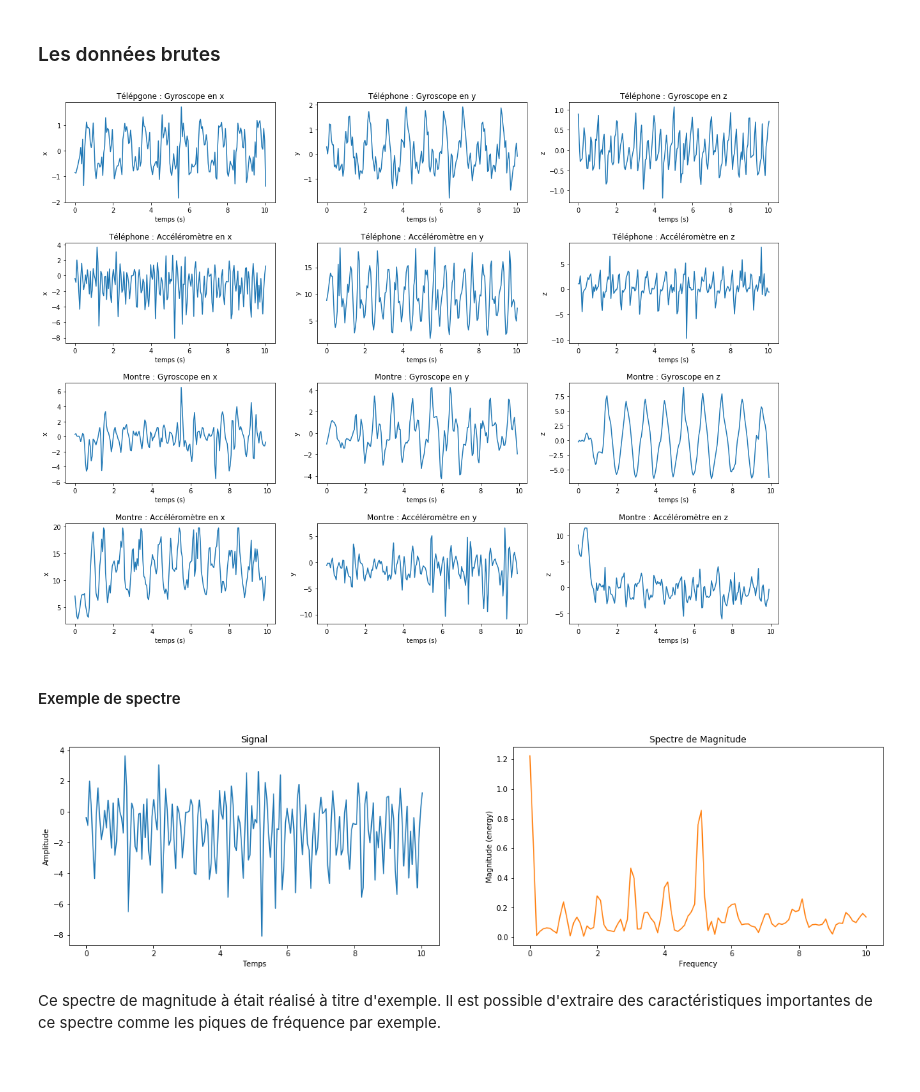
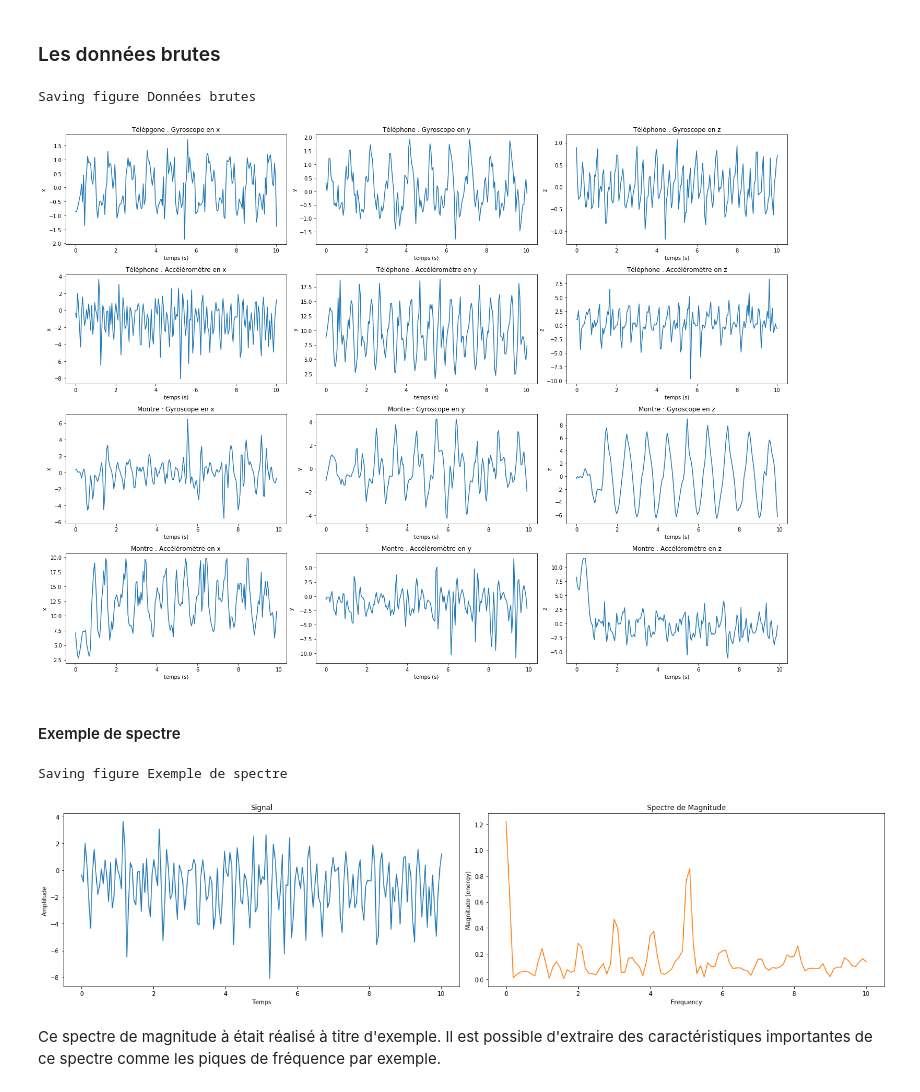
Before and after one commit to BaptisteSaintArnoult/human-activity-recognition, a Jupyter notebook: personal_model_Baptiste.ipynb, the cells around one changed output. Cells and saved outputs as stored; diff of their text form; code cells hidden in the pictures.

```diff
--- a/personal_model_Baptiste.ipynb
+++ b/personal_model_Baptiste.ipynb
@@ -34,7 +34,7 @@ import matplotlib.pyplot as plt
 
 # Where to save the figures
 PROJECT_ROOT_DIR = "."
-CHAPTER_ID = "end_to_end_project"
+CHAPTER_ID = "personal_model"
 IMAGES_PATH = os.path.join(PROJECT_ROOT_DIR, "images", CHAPTER_ID)
 os.makedirs(IMAGES_PATH, exist_ok=True)
 
@@ -224,25 +224,31 @@ axs[3, 2].set_xlabel('temps (s)')
 axs[3, 2].set_ylabel('z')
 axs[3, 2].plot(serie_A_watch_accel['time'],serie_A_watch_accel['z'])
 
+save_fig("Données brutes")
+
 plt.show()
 # %% [output]
+Saving figure Données brutes
-[figure, old version]
+[figure, new version]
 # %% [markdown]
 #### Exemple de spectre
 # %%
 fig, axes = plt.subplots(nrows=1, ncols=2, figsize=(20, 5))
 
 axes[0].set_title("Signal")
 axes[0].plot(serie_A_phone_accel['time'], serie_A_phone_accel['x'], color='C0')
 axes[0].set_xlabel("Temps")
 axes[0].set_ylabel("Amplitude")
 
 axes[1].set_title("Spectre de Magnitude")
 axes[1].magnitude_spectrum(serie_A_phone_accel['x'],Fs=20, color='C1')
 
+save_fig("Exemple de spectre")
+
 plt.show()
 # %% [output]
+Saving figure Exemple de spectre
-[figure, old version]
+[figure, new version]
 # %% [markdown]
 Ce spectre de magnitude à était réalisé à titre d'exemple. Il est possible d'extraire des caractéristiques importantes de ce spectre comme les piques de fréquence par exemple.
 # %% [markdown]
```
Also changed, not shown: parts of 33 cells of this notebook.
